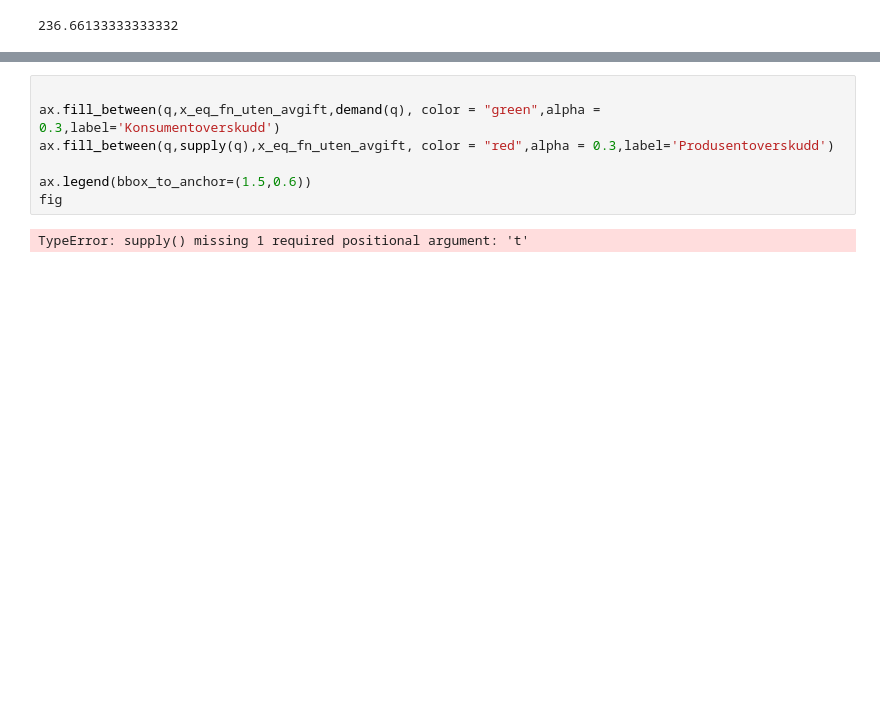
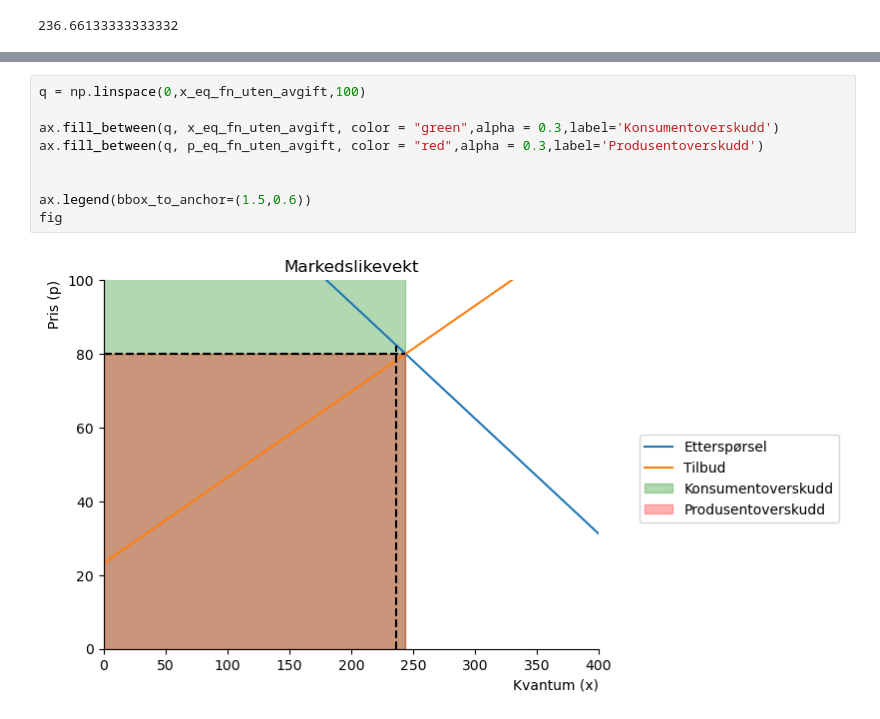
Before and after one commit to Danieljoha/Sok-1006, a Jupyter notebook: Arbeidskrav_3.ipynb, the cells around one changed output, grey strips where cells are left out. Saved outputs shown, nothing was run; the diff lists cells and outputs as text; blank space fills up the shorter version.

```diff
--- a/Arbeidskrav_3.ipynb
+++ b/Arbeidskrav_3.ipynb
@@ -151,9 +158,11 @@ fig
 # %%
+q = np.linspace(0,x_eq_fn_uten_avgift,100)
 
-ax.fill_between(q,x_eq_fn_uten_avgift,demand(q), color = "green",alpha = 0.3,label='Konsumentoverskudd')
-ax.fill_between(q,supply(q),x_eq_fn_uten_avgift, color = "red",alpha = 0.3,label='Produsentoverskudd')
+ax.fill_between(q, x_eq_fn_uten_avgift, color = "green",alpha = 0.3,label='Konsumentoverskudd')
+ax.fill_between(q, p_eq_fn_uten_avgift, color = "red",alpha = 0.3,label='Produsentoverskudd')
+
 
 ax.legend(bbox_to_anchor=(1.5,0.6))
 fig
 # %% [output]
-TypeError: supply() missing 1 required positional argument: 't'
+[figure, added]
```
Also changed, not shown: parts of 4 cells of this notebook.
